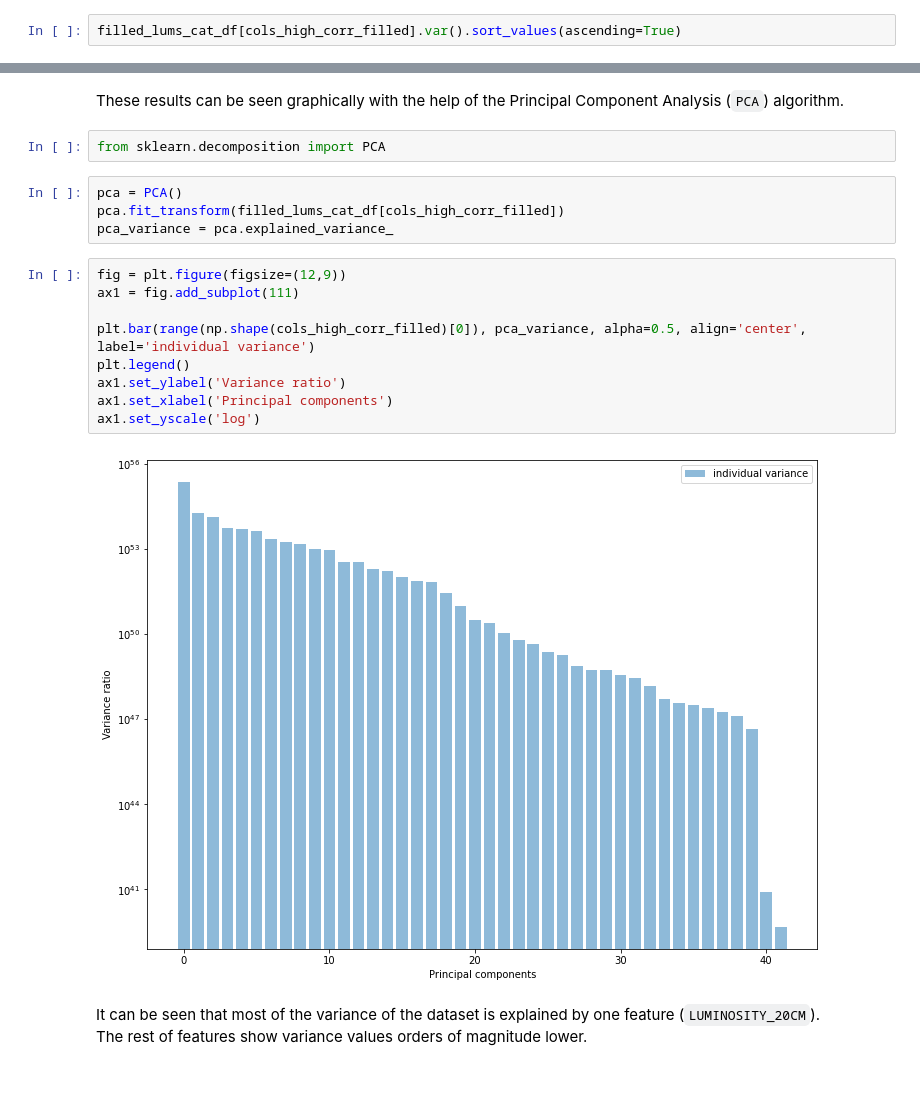
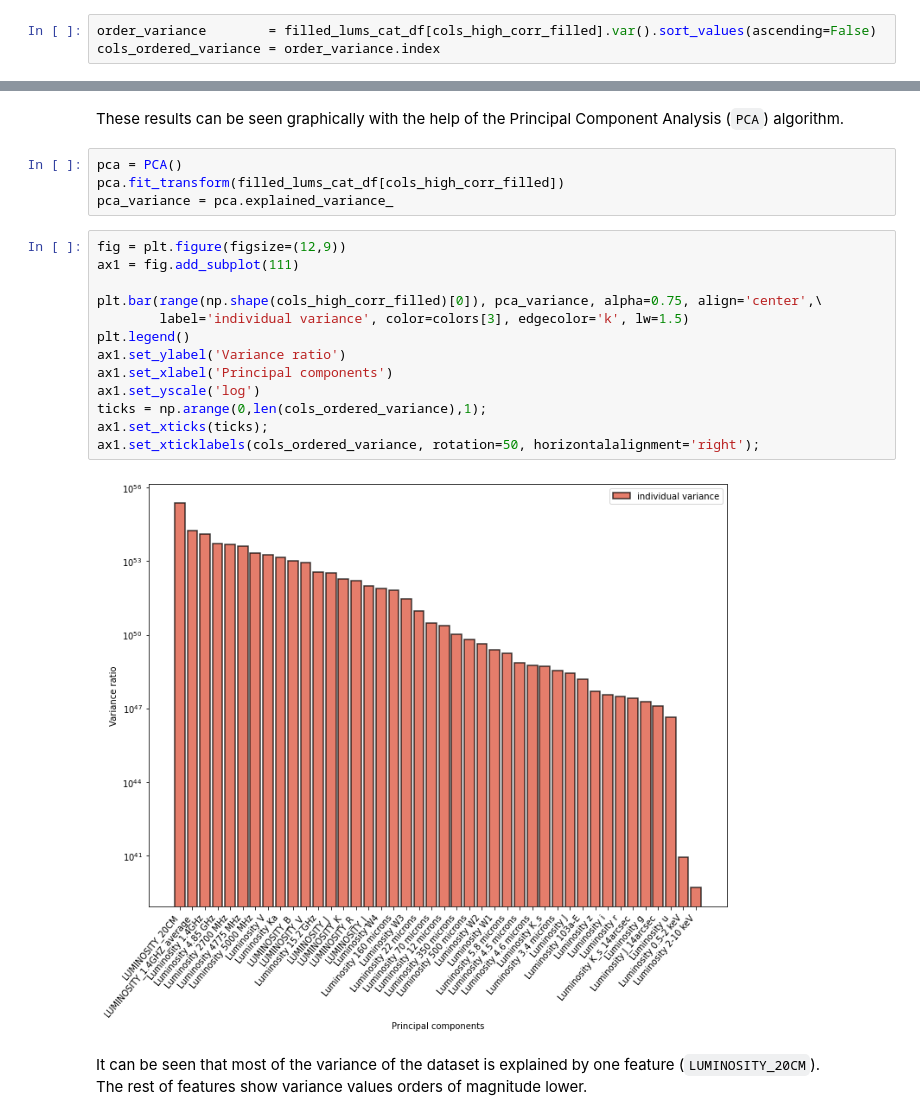
Before and after one commit to racarvajal/work_notes, a Jupyter notebook: Analyze_high_z_cat.ipynb, the cells around one changed output, grey strips where cells are left out. Cells and saved outputs as stored; diff of their text form; blank space fills up the shorter version.

Commit message:
better bar plot

```diff
--- a/Analyze_high_z_cat.ipynb
+++ b/Analyze_high_z_cat.ipynb
@@ -834,4 +836,5 @@ to the overall table.
 # %% [markdown]
 We can calculate the variances for the columns from the most highly correlated pairs.
 # %%
-filled_lums_cat_df[cols_high_corr_filled].var().sort_values(ascending=True)
+order_variance        = filled_lums_cat_df[cols_high_corr_filled].var().sort_values(ascending=False)
+cols_ordered_variance = order_variance.index
@@ -856,7 +861,5 @@ dtype: float64
 # %% [markdown]
 These results can be seen graphically with the help of the Principal Component Analysis (`PCA`) algorithm.
-# %%
-from sklearn.decomposition import PCA
 # %%
 pca = PCA()
 pca.fit_transform(filled_lums_cat_df[cols_high_corr_filled])
@@ -864,14 +867,18 @@ pca_variance = pca.explained_variance_
 # %%
 fig = plt.figure(figsize=(12,9))
 ax1 = fig.add_subplot(111)
 
-plt.bar(range(np.shape(cols_high_corr_filled)[0]), pca_variance, alpha=0.5, align='center', label='individual variance')
+plt.bar(range(np.shape(cols_high_corr_filled)[0]), pca_variance, alpha=0.75, align='center',\
+        label='individual variance', color=colors[3], edgecolor='k', lw=1.5)
 plt.legend()
 ax1.set_ylabel('Variance ratio')
 ax1.set_xlabel('Principal components')
 ax1.set_yscale('log')
+ticks = np.arange(0,len(cols_ordered_variance),1);
+ax1.set_xticks(ticks);
+ax1.set_xticklabels(cols_ordered_variance, rotation=50, horizontalalignment='right');
 # %% [output]
-[figure, old version]
+[figure, new version]
 # %% [markdown]
 It can be seen that most of the variance of the dataset is explained by one feature (`LUMINOSITY_20CM`).
 The rest of features show variance values orders of magnitude lower.
```
Also changed, not shown: parts of 4 cells of this notebook.
